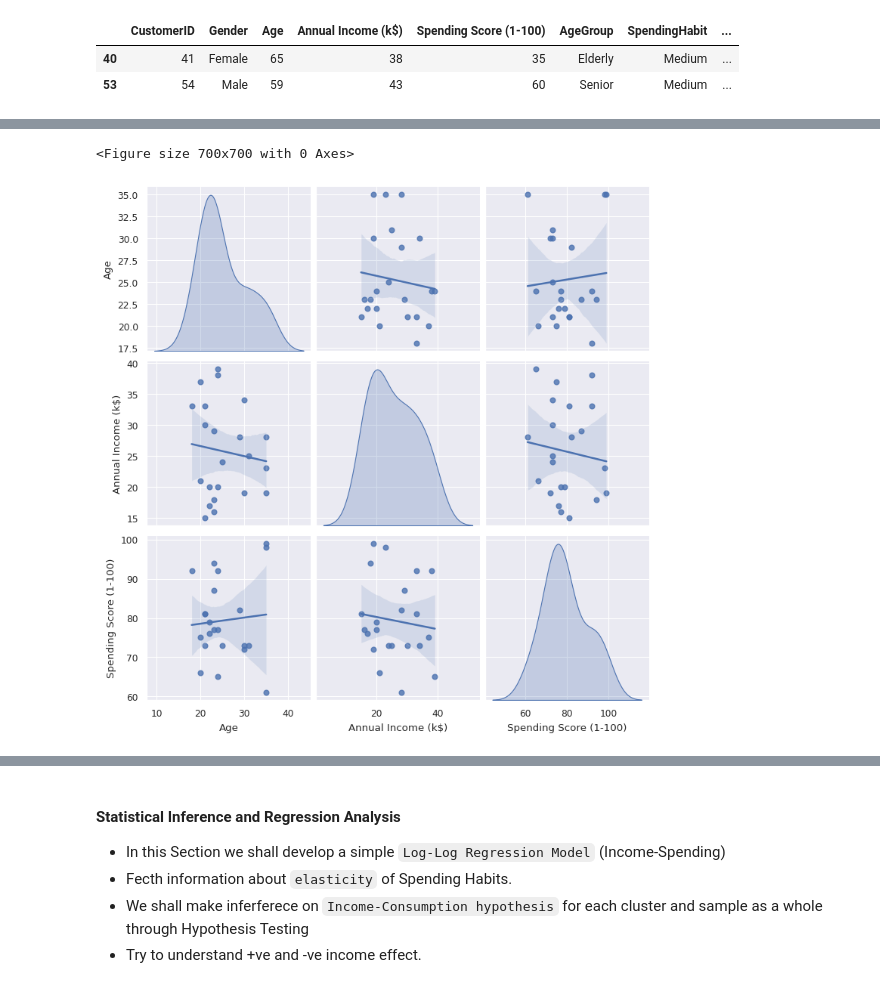
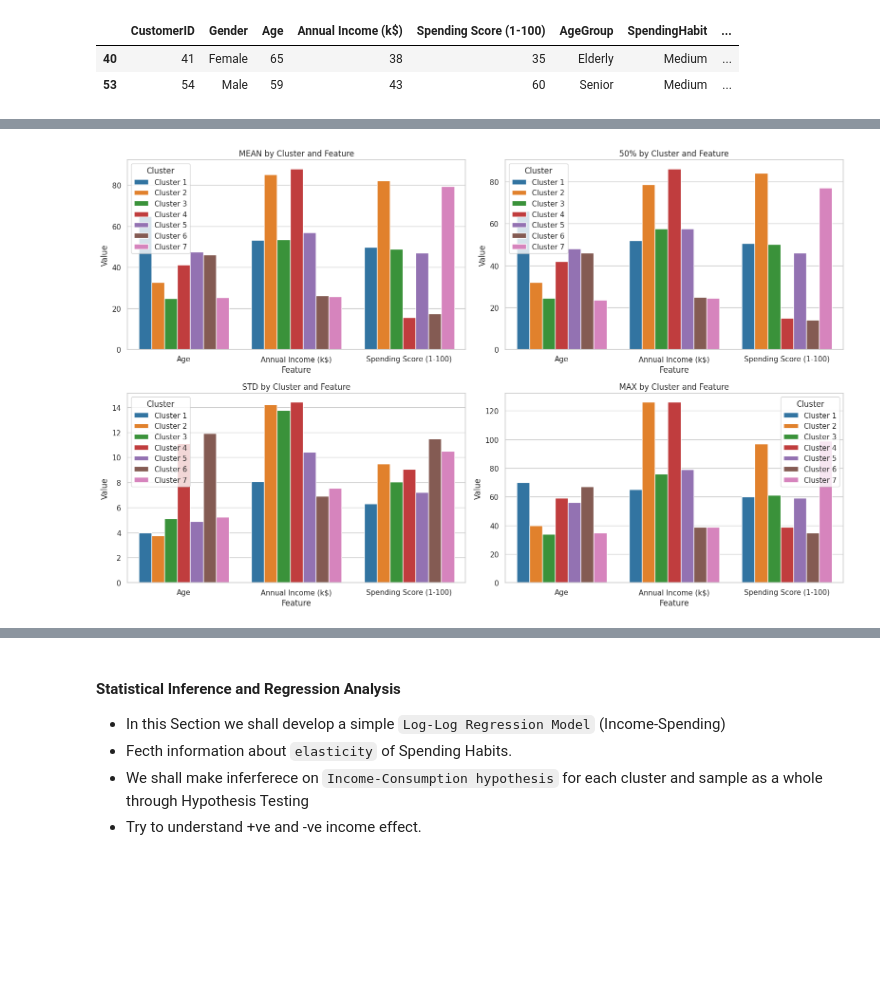
Before and after one commit to pb319/Segment-Stream, a Jupyter notebook: CustSegment.ipynb, the cells around one changed output, grey strips where cells are left out. Drawn from its saved outputs; the diff is of its cells as text; code cells hidden in the pictures; blank space fills up the shorter version.

Commit message:
Consolidated Summary Stats Added

```diff
--- a/CustSegment.ipynb
+++ b/CustSegment.ipynb
@@ -919,5 +830,0 @@ customer_cls6.describe().loc[["mean","50%","std","max"],["Age",	"Annual Income (
-# %%
-plt.figure(figsize=(7,7))
-sns.set_theme(context="paper")
-sns.pairplot(customer_cls6.drop(['CustomerID',"Gender"],axis="columns"),kind="reg",diag_kind="kde")
-plt.show()
@@ -935,8 +831,53 @@ customer_cls7.describe().loc[["mean","50%","std","max"],["Age",	"Annual Income (
-# %%
-plt.figure(figsize=(7,7))
-sns.set_theme(context="paper")
-sns.pairplot(customer_cls7.drop(['CustomerID',"Gender"],axis="columns"),kind="reg",diag_kind="kde")
-plt.show()
-# %% [output]
-<Figure size 700x700 with 0 Axes>
-[figure, removed]
+# %%
+desc1 = customer_cls1.describe().loc[["mean","50%","std","max"],["Age",	"Annual Income (k$)","Spending Score (1-100)"]]
+desc2 = customer_cls2.describe().loc[["mean","50%","std","max"],["Age",	"Annual Income (k$)","Spending Score (1-100)"]]
+desc3 = customer_cls3.describe().loc[["mean","50%","std","max"],["Age",	"Annual Income (k$)","Spending Score (1-100)"]]
+desc4 = customer_cls4.describe().loc[["mean","50%","std","max"],["Age",	"Annual Income (k$)","Spending Score (1-100)"]]
+desc5 = customer_cls5.describe().loc[["mean","50%","std","max"],["Age",	"Annual Income (k$)","Spending Score (1-100)"]]
+desc6 = customer_cls6.describe().loc[["mean","50%","std","max"],["Age",	"Annual Income (k$)","Spending Score (1-100)"]]
+desc7 = customer_cls7.describe().loc[["mean","50%","std","max"],["Age",	"Annual Income (k$)","Spending Score (1-100)"]]
+# %%
+import pandas as pd
+import matplotlib.pyplot as plt
+import seaborn as sns
+
+# Prepare the description data
+desc_list = []
+for i, desc in enumerate([desc1, desc2, desc3, desc4, desc5, desc6, desc7], start=1):
+    df = desc.copy()
+    df["Cluster"] = f"Cluster {i}"
+    df["Statistic"] = df.index
+    desc_list.append(df)
+
+# Combine and melt the data
+combined_desc = pd.concat(desc_list)
+melted = combined_desc.melt(id_vars=["Cluster", "Statistic"], var_name="Feature", value_name="Value")
+
+# Set seaborn style
+sns.set(style="whitegrid")
+
+# Create 2x2 subplot layout
+fig, axes = plt.subplots(2, 2, figsize=(16, 10))
+stat_order = ["mean", "50%", "std", "max"]
+axes = axes.flatten()
+
+for idx, stat in enumerate(stat_order):
+    ax = axes[idx]
+    subset = melted[melted["Statistic"] == stat]
+    sns.barplot(
+        data=subset,
+        x="Feature",
+        y="Value",
+        hue="Cluster",
+        ax=ax,
+        palette="tab10"
+    )
+    ax.set_title(f"{stat.upper()} by Cluster and Feature")
+    ax.set_xlabel("Feature")
+    ax.set_ylabel("Value")
+    ax.legend().set_title("Cluster")
+
+plt.tight_layout()
+plt.show()
+# %% [output]
+[figure, added]
```
Also changed, not shown: parts of 16 cells of this notebook.
